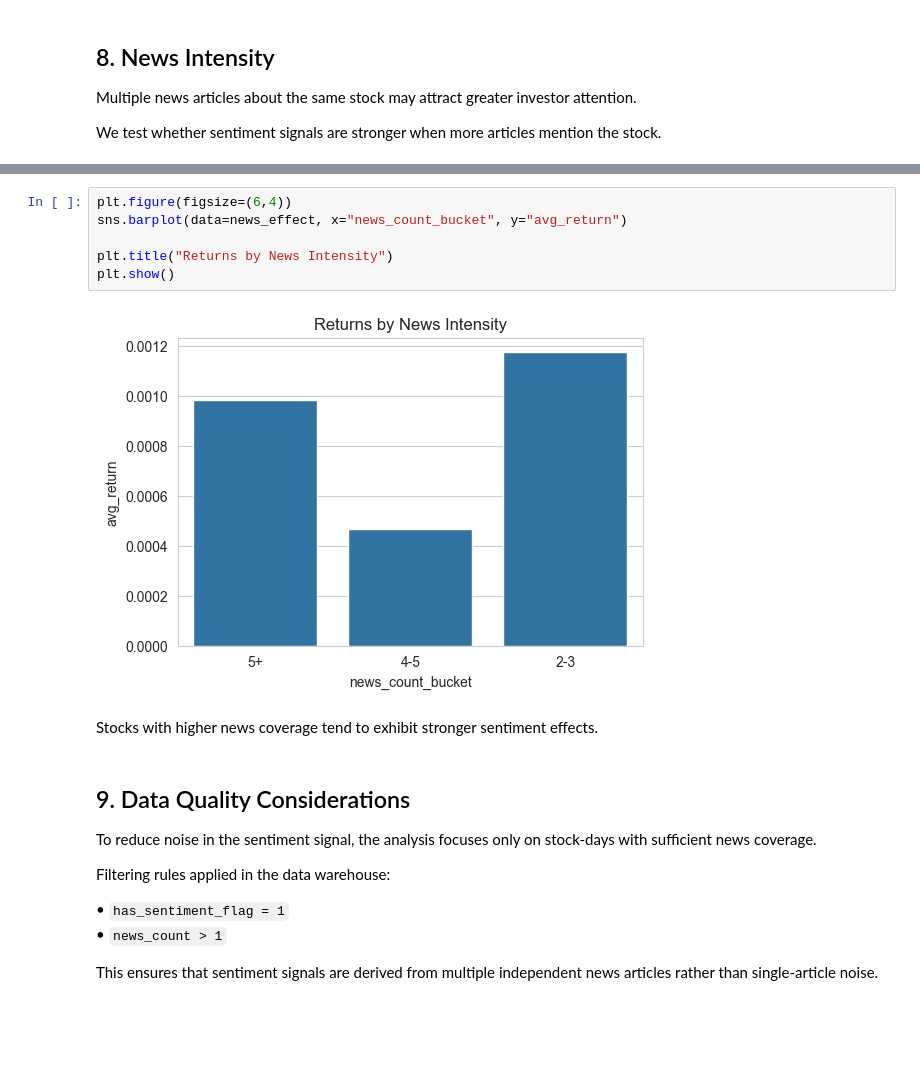
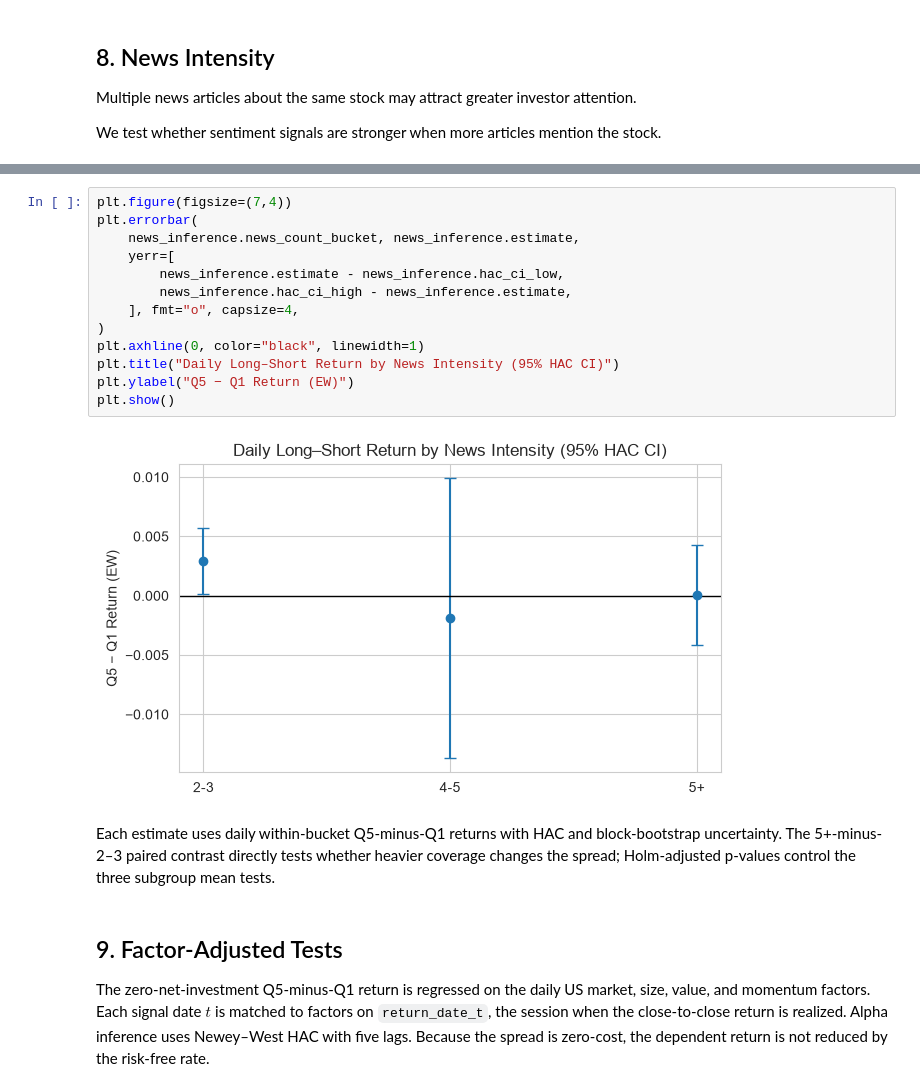
Before and after one commit to gionhengayhe/equity-sentiment-study, a Jupyter notebook: notebooks/news_sentiment_alpha_research.ipynb, the cells around one changed output, grey strips where cells are left out. Drawn from its saved outputs; the diff is of its cells as text; blank space fills up the shorter version.

Commit message:
feat(analysis): add robust factor and holdout validation

```diff
--- a/notebooks/news_sentiment_alpha_research.ipynb
+++ b/notebooks/news_sentiment_alpha_research.ipynb
@@ -273,20 +405,20 @@ news_effect = con.execute(query).df()
 # %%
-plt.figure(figsize=(6,4))
-sns.barplot(data=news_effect, x="news_count_bucket", y="avg_return")
-
-plt.title("Returns by News Intensity")
+plt.figure(figsize=(7,4))
+plt.errorbar(
+    news_inference.news_count_bucket, news_inference.estimate,
+    yerr=[
+        news_inference.estimate - news_inference.hac_ci_low,
+        news_inference.hac_ci_high - news_inference.estimate,
+    ], fmt="o", capsize=4,
+)
+plt.axhline(0, color="black", linewidth=1)
+plt.title("Daily Long–Short Return by News Intensity (95% HAC CI)")
+plt.ylabel("Q5 − Q1 Return (EW)")
 plt.show()
 # %% [output]
-[figure, old version]
+[figure, new version]
 # %% [markdown]
-Stocks with higher news coverage tend to exhibit stronger sentiment effects.
+Each estimate uses daily within-bucket Q5-minus-Q1 returns with HAC and block-bootstrap uncertainty. The 5+-minus-2–3 paired contrast directly tests whether heavier coverage changes the spread; Holm-adjusted p-values control the three subgroup mean tests.
 # %% [markdown]
-## 9. Data Quality Considerations
-To reduce noise in the sentiment signal, the analysis focuses only on stock-days with sufficient news coverage.
-
-Filtering rules applied in the data warehouse:
-
-• `has_sentiment_flag = 1`
-• `news_count > 1`
-
-This ensures that sentiment signals are derived from multiple independent news articles rather than single-article noise.
+## 9. Factor-Adjusted Tests
+The zero-net-investment Q5-minus-Q1 return is regressed on the daily US market, size, value, and momentum factors. Each signal date $t$ is matched to factors on `return_date_t`, the session when the close-to-close return is realized. Alpha inference uses Newey–West HAC with five lags. Because the spread is zero-cost, the dependent return is not reduced by the risk-free rate.
```
Also changed, not shown: parts of 23 cells of this notebook, 3 other files.
